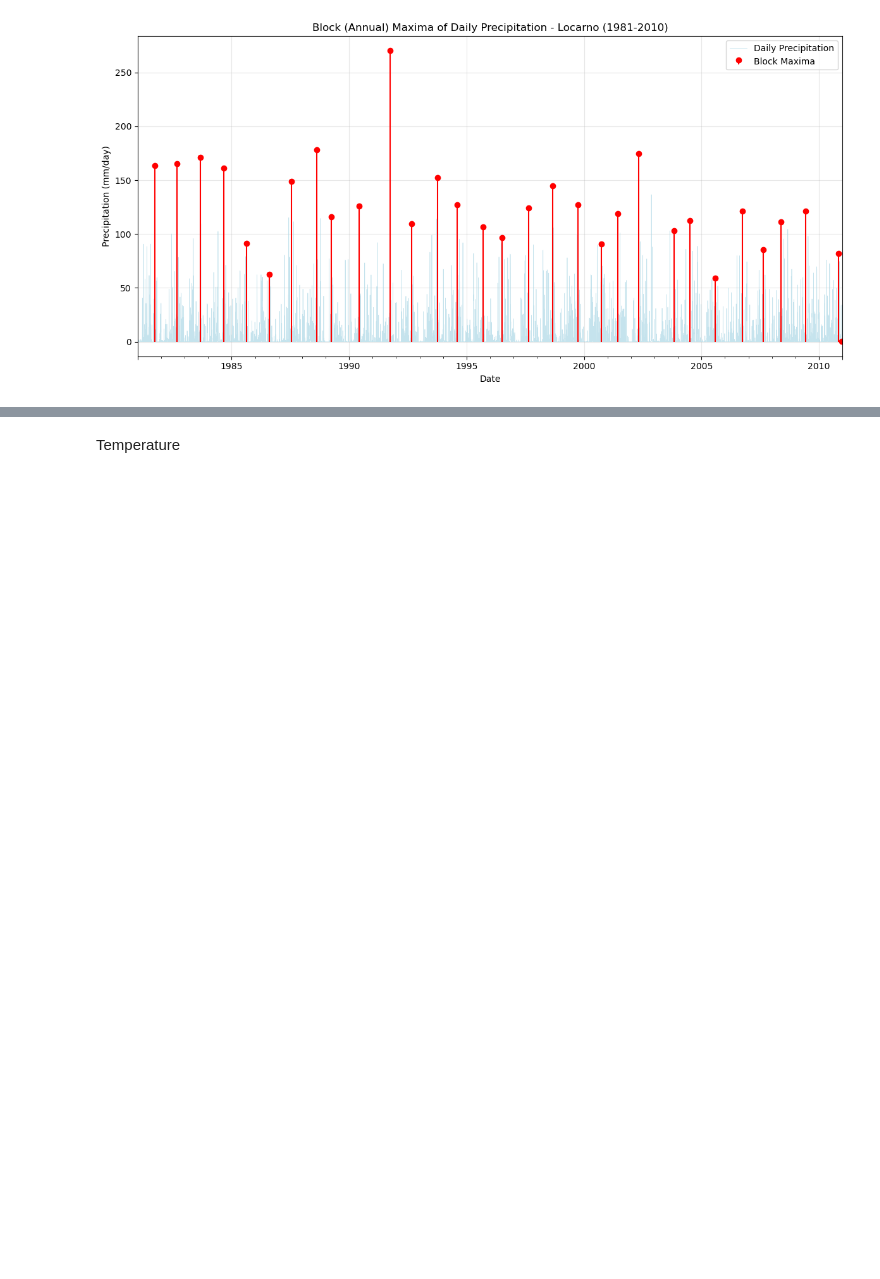
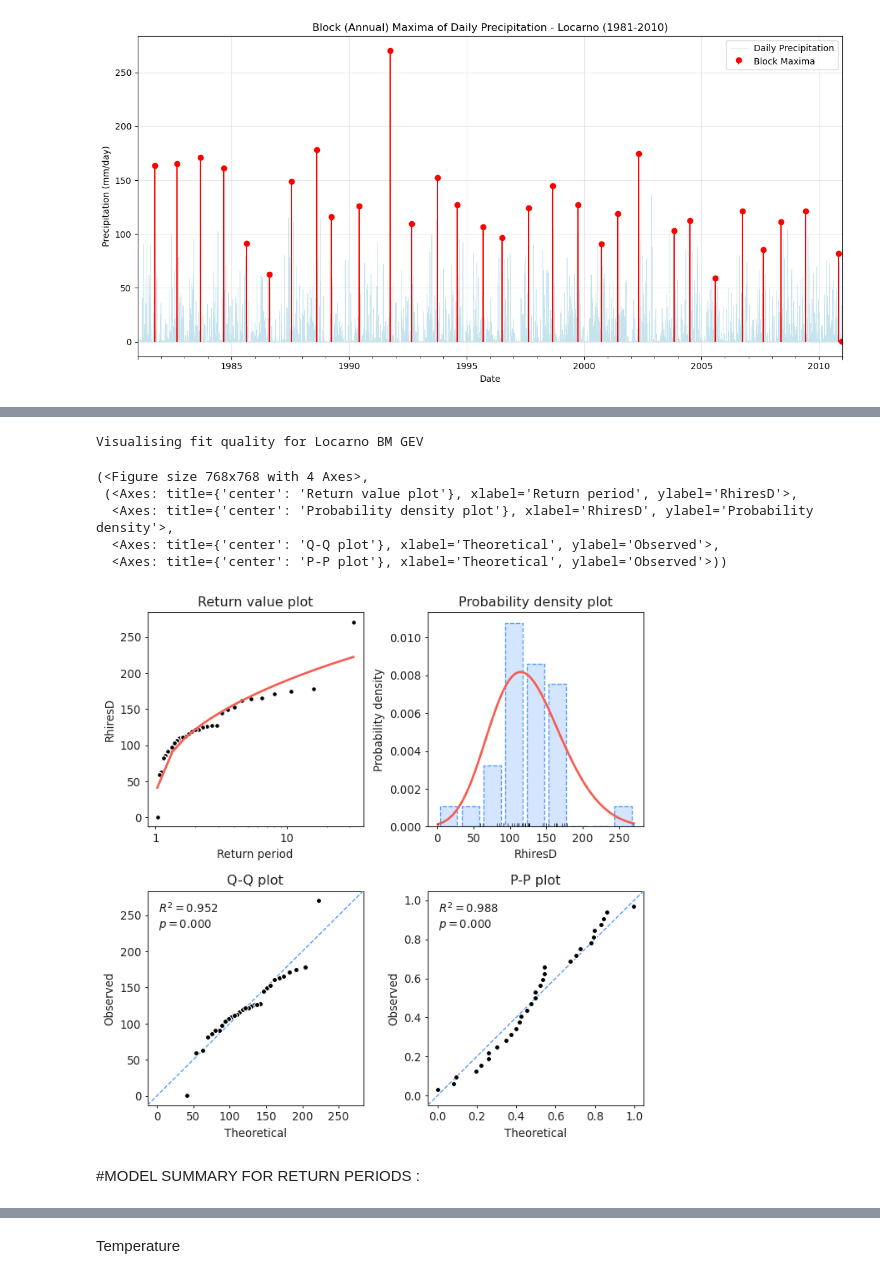
Before and after one commit to AsthanaShivanshi/Processing_and_Analysis_Scripts, a Jupyter notebook: Stats_EVT/Block_Maxima.ipynb, the cells around one changed output, grey strips where cells are left out. Drawn from its saved outputs; the diff is of its cells as text; code cells hidden in the pictures; blank space fills up the shorter version.

Commit message:
EVT scripts added : üPOT and block maxima using pyextremes library

```diff
--- a/Stats_EVT/Block_Maxima.ipynb
+++ b/Stats_EVT/Block_Maxima.ipynb
@@ -70,0 +74,5 @@ plt.show()
+# %%
+gev_precip_bm_model = EVA(precip_series_hr_pd)
+extremes= gev_precip_bm_model.get_extremes(method="BM", block_size='365D')
+# %%
+gev_precip_bm_model.fit_model()
@@ -70,0 +99,13 @@ plt.show()
+# %%
+print("Visualising fit quality for Locarno BM GEV")
+gev_precip_bm_model.plot_diagnostic()
+# %% [output]
+Visualising fit quality for Locarno BM GEV
+(<Figure size 768x768 with 4 Axes>,
+ (<Axes: title={'center': 'Return value plot'}, xlabel='Return period', ylabel='RhiresD'>,
+  <Axes: title={'center': 'Probability density plot'}, xlabel='RhiresD', ylabel='Probability density'>,
+  <Axes: title={'center': 'Q-Q plot'}, xlabel='Theoretical', ylabel='Observed'>,
+  <Axes: title={'center': 'P-P plot'}, xlabel='Theoretical', ylabel='Observed'>))
+[figure, added]
+# %% [markdown]
+#MODEL SUMMARY FOR RETURN PERIODS :
```
Also changed, not shown: parts of 18 cells of this notebook, 2 other files.
